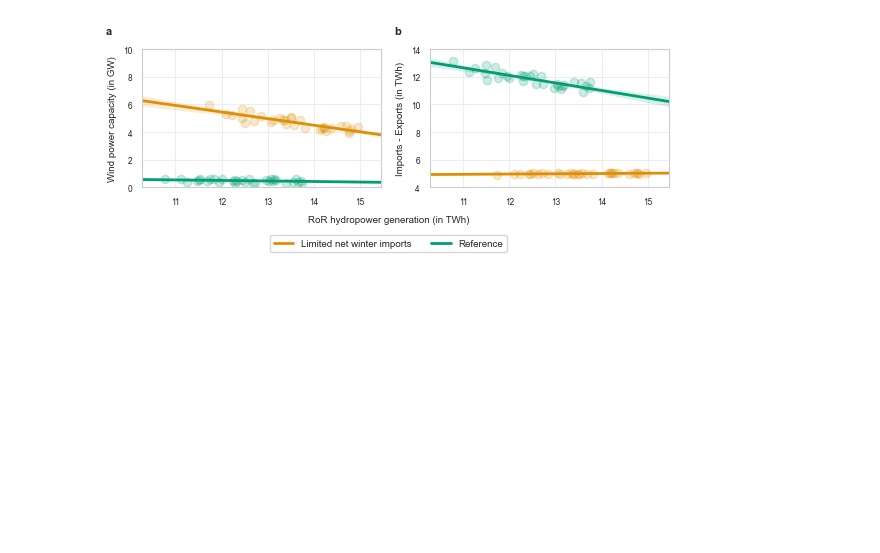
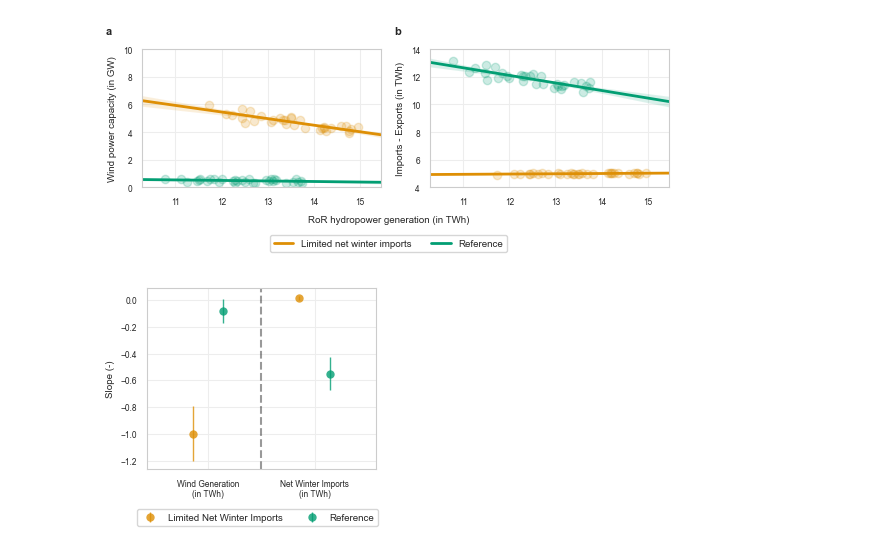
Before and after one commit to yasserhaddad/Clim2RoR-CH, a Jupyter notebook: notebooks/paper_nexuse_analysis.ipynb, the cells around one changed output. Saved outputs shown, nothing was run; the diff lists cells and outputs as text; code cells hidden in the pictures; blank space fills up the shorter version.

```diff
--- a/notebooks/paper_nexuse_analysis.ipynb
+++ b/notebooks/paper_nexuse_analysis.ipynb
@@ -120,4 +125,4 @@ df_pumped_storage_no_limit_import = df_gen_no_import_limit.loc[:, (slice(None),
 # %%
-df_annual_wind_limit_import = df_gen_import_limit.loc[:, (slice(None), "Wind-Total")].sum().droplevel(1)
-df_annual_wind_no_limit_import = df_gen_no_import_limit.loc[:, (slice(None), "Wind-Total")].sum().droplevel(1)
+df_annual_wind_limit_import = df_gen_limit_import.loc[:, (slice(None), "Wind-Total")].sum().droplevel(1)
+df_annual_wind_reference = df_gen_reference.loc[:, (slice(None), "Wind-Total")].sum().droplevel(1)
 # %%
@@ -336,8 +341,8 @@ green = sns.color_palette("colorblind")[2]
 red = sns.color_palette("colorblind")[3]
 # %%
 df_annual_ror_gen_limit_import_twh = (df_annual_ror_gen_limit_import * 1e-6).to_numpy()
-df_annual_ror_gen_no_limit_import_twh = (df_annual_ror_gen_no_limit_import * 1e-6).to_numpy()
-df_annual_ror_gen_combined = np.sort(np.concatenate([df_annual_ror_gen_limit_import_twh, df_annual_ror_gen_no_limit_import_twh]))
+df_annual_ror_gen_reference_twh = (df_annual_ror_gen_reference * 1e-6).to_numpy()
+df_annual_ror_gen_combined = np.sort(np.concatenate([df_annual_ror_gen_limit_import_twh, df_annual_ror_gen_reference_twh]))
 # %% [markdown]
 ### Fig 5 - Electricity prices
 # %%
@@ -509,0 +529,66 @@ plt.show()
+# %%
+annual_wind_per_ror_gen_coeffs = pd.DataFrame([
+    compute_slopes(df_annual_ror_gen_limit_import_twh, (df_annual_wind_limit_import * 1e-6).rename("Limited Net Winter Imports")),
+    compute_slopes(df_annual_ror_gen_reference_twh, (df_annual_wind_reference * 1e-6).rename("Reference"))
+])
+
+net_winter_imports_per_ror_gen_coeffs = pd.DataFrame([
+    compute_slopes(df_annual_ror_gen_limit_import_twh, net_winter_imports_limit_import.rename("Limited Net Winter Imports")),
+    compute_slopes(df_annual_ror_gen_reference_twh, net_winter_imports_reference.rename("Reference"))
+])
+# %%
+fig, ax = plt.subplots(figsize=(7.5 * cm, 6 * cm))
+
+colors = [orange, green]
+alphas = [(0.8,), (0.8,)]
+colors_with_alpha = [c + a for c, a in zip(colors, alphas)]
+
+annual_wind_per_ror_gen_error = [
+    [annual_wind_per_ror_gen_coeffs["coef"].iloc[0] - annual_wind_per_ror_gen_coeffs["lower"].iloc[0],
+     annual_wind_per_ror_gen_coeffs["upper"].iloc[0] - annual_wind_per_ror_gen_coeffs["coef"].iloc[0]],
+    [annual_wind_per_ror_gen_coeffs["coef"].iloc[1] - annual_wind_per_ror_gen_coeffs["lower"].iloc[1],
+     annual_wind_per_ror_gen_coeffs["upper"].iloc[1] - annual_wind_per_ror_gen_coeffs["coef"].iloc[1]]
+]
+
+net_winter_imports_per_ror_gen_error = [
+    [net_winter_imports_per_ror_gen_coeffs["coef"].iloc[0] - net_winter_imports_per_ror_gen_coeffs["lower"].iloc[0],
+     net_winter_imports_per_ror_gen_coeffs["upper"].iloc[0] - net_winter_imports_per_ror_gen_coeffs["coef"].iloc[0]],
+    [net_winter_imports_per_ror_gen_coeffs["coef"].iloc[1] - net_winter_imports_per_ror_gen_coeffs["lower"].iloc[1],
+     net_winter_imports_per_ror_gen_coeffs["upper"].iloc[1] - net_winter_imports_per_ror_gen_coeffs["coef"].iloc[1]]
+]
+
+x_positions = np.array([0.8, 2.2])  # Positions for the two variables
+width = 0.4  # Separation for scenarios
+
+# Plot for Scenario 1
+ax.errorbar(x_positions - width/2,
+               [annual_wind_per_ror_gen_coeffs["coef"].iloc[0],
+               net_winter_imports_per_ror_gen_coeffs["coef"].iloc[0]],
+               yerr=np.transpose([annual_wind_per_ror_gen_error[0], net_winter_imports_per_ror_gen_error[0]]), fmt='o',
+               label='Limited Net Winter Imports', color=colors_with_alpha[0], ecolor=colors_with_alpha[0], elinewidth=1, linewidth=0, markeredgewidth=0)
+
+# Plot for Scenario 2
+ax.errorbar(x_positions + width/2,
+               [annual_wind_per_ror_gen_coeffs["coef"].iloc[1],
+               net_winter_imports_per_ror_gen_coeffs["coef"].iloc[1]],
+               yerr=np.transpose([annual_wind_per_ror_gen_error[1], net_winter_imports_per_ror_gen_error[1]]), fmt='o',
+               label='Reference', color=colors_with_alpha[1], ecolor=colors_with_alpha[1], elinewidth=1, markeredgewidth=0)
+
+ax.axvline(1.5, color="black", alpha=0.4, linestyle="--")
+
+
+ax.set_xticks(x_positions)
+ax.set_xticklabels(['Wind Generation\n(in TWh)', 'Net Winter Imports\n(in TWh)'])
+ax.set_ylabel('Slope (-)', fontsize=fontsize_labels)
+ax.set_xlim(0, 3)
+
+ax.tick_params(axis="both", which="major", labelsize=fontsize_ticks)
+ax.tick_params(axis="both", which="minor", labelsize=fontsize_ticks)
+
+handles, labels = ax.get_legend_handles_labels()
+fig.legend(handles=handles, labels=labels, loc='lower center', ncol=2, bbox_to_anchor=(0.5, -0.15), fontsize=fontsize_labels)
+
+plt.savefig(path_figs / "fig_6.pdf", dpi=300, bbox_inches="tight")
+plt.show()
+# %% [output]
+[figure, added]
```
Also changed, not shown: parts of 35 cells of this notebook, 10 other files.
